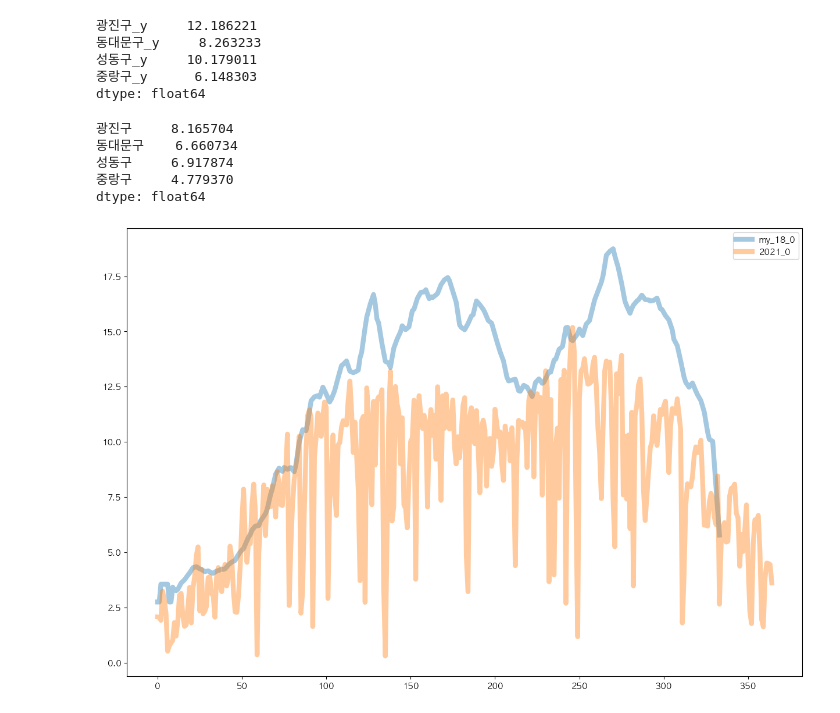
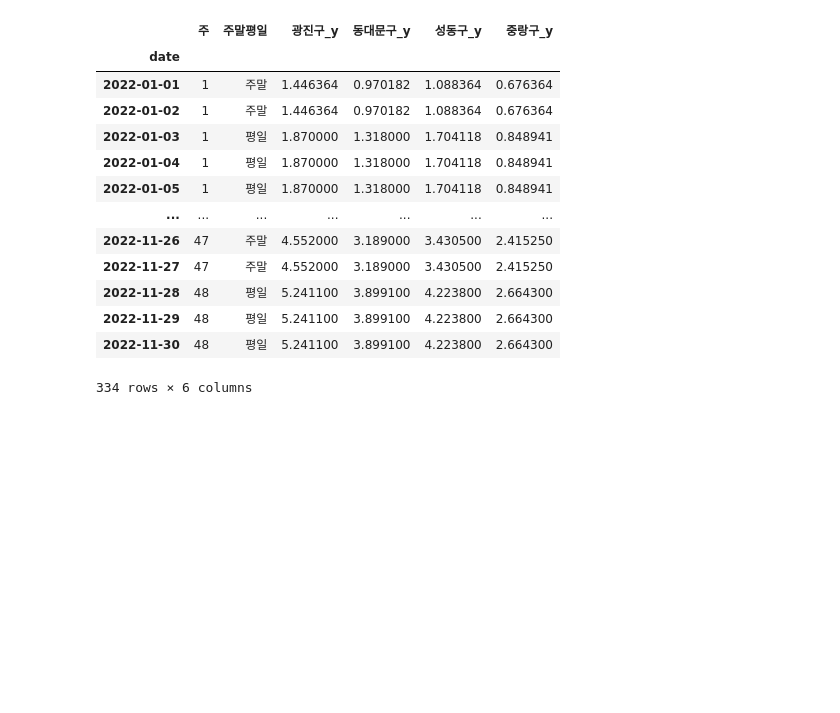
Before and after one commit to portion-jack/Competition_UOS_bycicle_prediction, a Jupyter notebook: __final/01_final_preprocessing.ipynb, the cells around one changed output. Drawn from its saved outputs; the diff is of its cells as text; code cells hidden in the pictures; blank space fills up the shorter version.

```diff
--- a/__final/01_final_preprocessing.ipynb
+++ b/__final/01_final_preprocessing.ipynb
@@ -138,24 +145,17 @@ my_18.iloc[:,3]=my_18.iloc[:,3]*2
-# %%
-my_18.mean()
-# %% [output]
-광진구_y     12.186221
-동대문구_y     8.263233
-성동구_y     10.179011
-중랑구_y      6.148303
-dtype: float64
-# %%
-df[df['년']==2021].iloc[:,:4].mean()
-# %% [output]
-광진구     8.165704
-동대문구    6.660734
-성동구     6.917874
-중랑구     4.779370
-dtype: float64
-# %%
-for i in [0]:
-    my_18.reset_index(drop=True).iloc[:,i].plot(label = f'my_18_{i}',figsize=(15,10),alpha=0.4,lw=6)
-    df[df['년']==2021].reset_index(drop=True).iloc[:,i].plot(label = f'2021_{i}',figsize=(15,10),alpha=0.4,lw=6)
-plt.legend()
-plt.show()
-# %% [output]
-[figure, removed]
+# %%
+my_diff
+# %% [output]
+|  | 주 | 주말평일 | 광진구_y | 동대문구_y | 성동구_y | 중랑구_y |
+| date |  |  |  |  |  |  |
+| 2022-01-01 | 1 | 주말 | 1.446364 | 0.970182 | 1.088364 | 0.676364 |
+| 2022-01-02 | 1 | 주말 | 1.446364 | 0.970182 | 1.088364 | 0.676364 |
+| 2022-01-03 | 1 | 평일 | 1.870000 | 1.318000 | 1.704118 | 0.848941 |
+| 2022-01-04 | 1 | 평일 | 1.870000 | 1.318000 | 1.704118 | 0.848941 |
+| 2022-01-05 | 1 | 평일 | 1.870000 | 1.318000 | 1.704118 | 0.848941 |
+| ... | ... | ... | ... | ... | ... | ... |
+| 2022-11-26 | 47 | 주말 | 4.552000 | 3.189000 | 3.430500 | 2.415250 |
+| 2022-11-27 | 47 | 주말 | 4.552000 | 3.189000 | 3.430500 | 2.415250 |
+| 2022-11-28 | 48 | 평일 | 5.241100 | 3.899100 | 4.223800 | 2.664300 |
+| 2022-11-29 | 48 | 평일 | 5.241100 | 3.899100 | 4.223800 | 2.664300 |
+| 2022-11-30 | 48 | 평일 | 5.241100 | 3.899100 | 4.223800 | 2.664300 |
+334 rows × 6 columns
```
Also changed, not shown: parts of 19 cells of this notebook, 5 other files.
